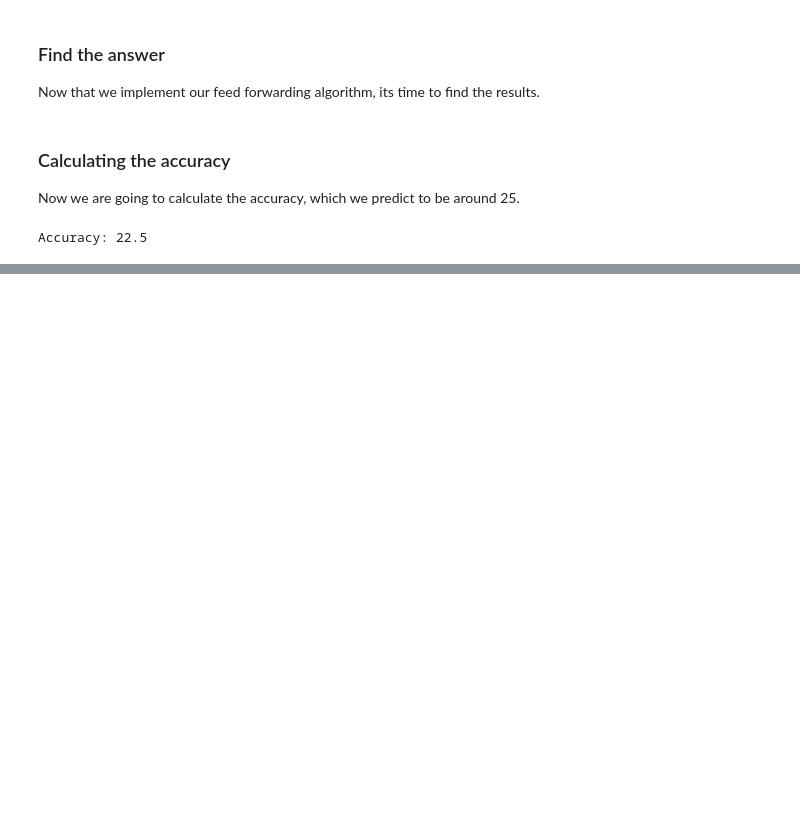
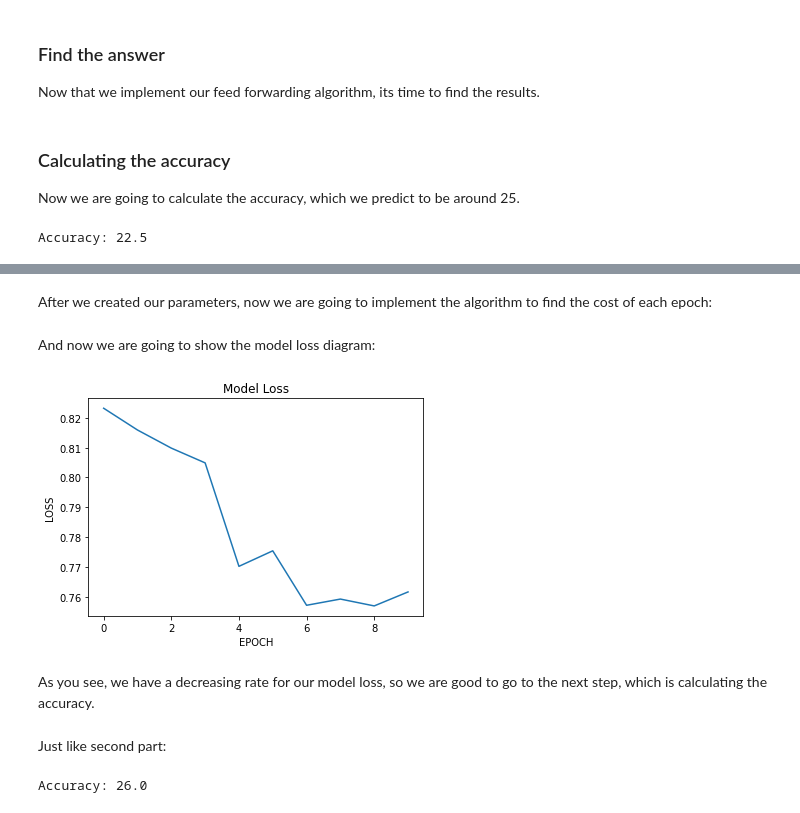
Before and after one commit to amirhnajafiz-university/S6CI01, a Jupyter notebook: notebook/cifar_10.ipynb, the cells around one changed output, grey strips where cells are left out. Drawn from its saved outputs; the diff is of its cells as text; code cells hidden in the pictures; blank space fills up the shorter version.

```diff
--- a/notebook/cifar_10.ipynb
+++ b/notebook/cifar_10.ipynb
@@ -253,0 +279,19 @@ Accuracy: 22.5
+# %%
+# bayous vectors
+B1 = np.zeros((L2, 1))
+B2 = np.zeros((L3, 1))
+B3 = np.zeros((L4, 1))
+# %%
+# parameters
+BATCH = 16
+EPOCHS = 10
+LR = 0.3
+# %%
+# finding the batch numbers
+rows = X.shape[0]
+BATCH_NUMBER = int(rows / BATCH)
+# %%
+# epochs minimum
+EPOCHS_COSTS = []
+# %% [markdown]
+After we created our parameters, now we are going to implement the algorithm to find the cost of each epoch:
@@ -253,0 +356,14 @@ Accuracy: 22.5
+# %% [markdown]
+And now we are going to show the model loss diagram:
+# %%
+plt.plot(np.array(EPOCHS_COSTS)/rows)
+plt.title("Model Loss")
+plt.xlabel("EPOCH")
+plt.ylabel("LOSS")
+plt.show()
+# %% [output]
+[figure, added]
+# %% [markdown]
+As you see, we have a decreasing rate for our model loss, so we are good to go to the next step, which is calculating the accuracy.
+# %% [markdown]
+Just like second part:
@@ -253,0 +392,6 @@ Accuracy: 22.5
+# %%
+# calculating the accuracy by dividing the maximum to all of our images
+ac = (mx / 200) * 100
+print("Accuracy:", ac)
+# %% [output]
+Accuracy: 26.0
```
Also changed, not shown: parts of 10 cells of this notebook.
